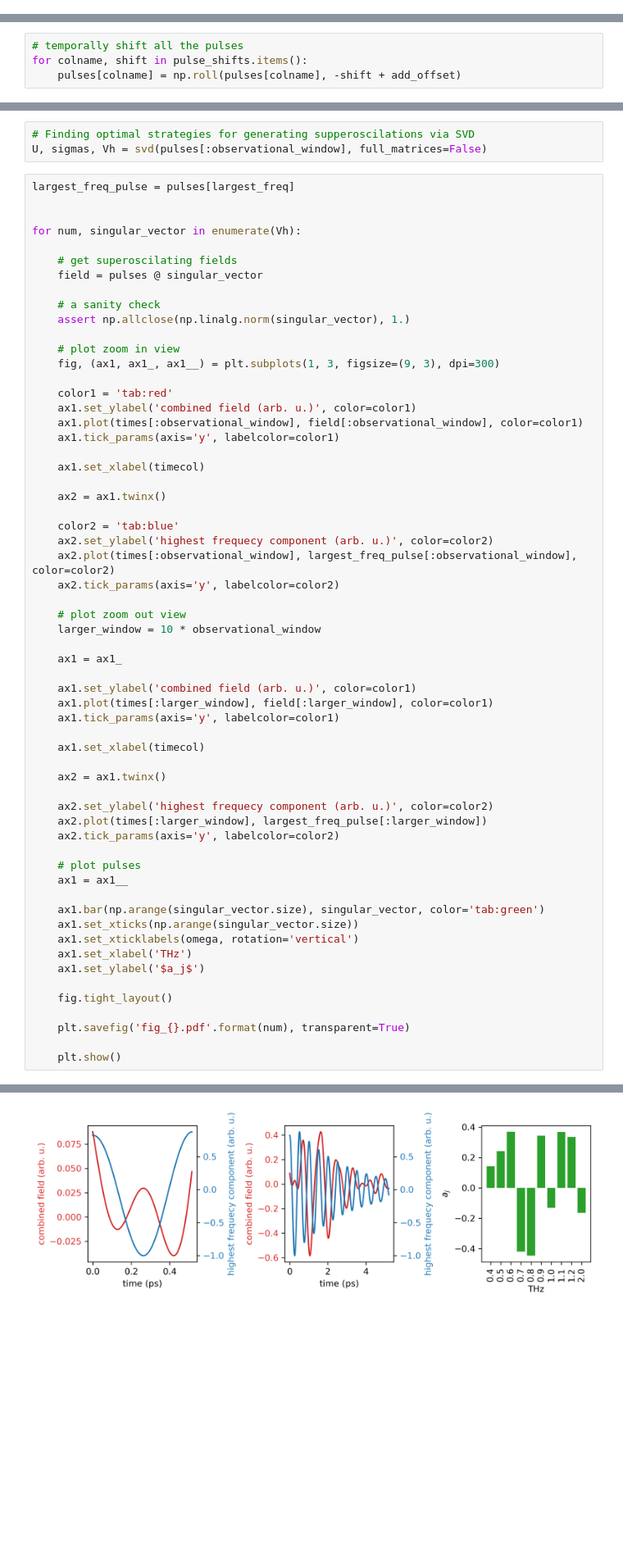
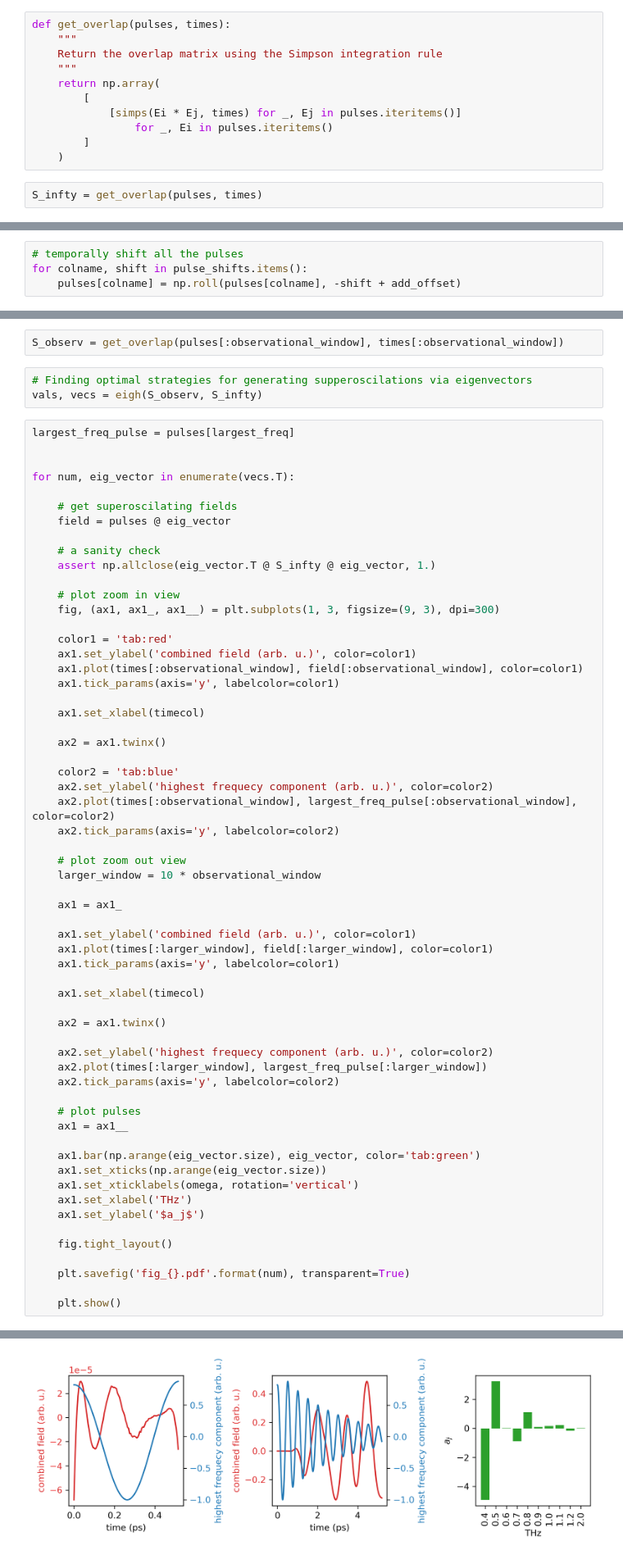
Before and after one commit to dibondar/superoscilations, a Jupyter notebook: how_to_get_superoscilations.ipynb, the cells around one changed output, grey strips where cells are left out. Shown at 82% size. Cells and saved outputs as stored; diff of their text form; blank space fills up the shorter version.

Commit message:
New method using the overlap matrix is implemented

```diff
--- a/how_to_get_superoscilations.ipynb
+++ b/how_to_get_superoscilations.ipynb
@@ -57 +63,14 @@ times = np.linspace(times[0], times[-1], len(pulses))
+# %%
+def get_overlap(pulses, times):
+    """
+    Return the overlap matrix using the Simpson integration rule
+    """
+    return np.array(
+        [
+            [simps(Ei * Ej, times) for _, Ej in pulses.iteritems()]
+                for _, Ei in pulses.iteritems()
+        ]
+    )
+# %%
+S_infty = get_overlap(pulses, times)
 # %%
@@ -148,17 +172,19 @@ plt.show()
+# %%
+S_observ = get_overlap(pulses[:observational_window], times[:observational_window])
 # %%
-# Finding optimal strategies for generating supperoscilations via SVD
-U, sigmas, Vh = svd(pulses[:observational_window], full_matrices=False)
+# Finding optimal strategies for generating supperoscilations via eigenvectors
+vals, vecs = eigh(S_observ, S_infty)
 # %%
 largest_freq_pulse = pulses[largest_freq]
 
 
-for num, singular_vector in enumerate(Vh):
+for num, eig_vector in enumerate(vecs.T):
 
     # get superoscilating fields
-    field = pulses @ singular_vector
+    field = pulses @ eig_vector
 
     # a sanity check
-    assert np.allclose(np.linalg.norm(singular_vector), 1.)
+    assert np.allclose(eig_vector.T @ S_infty @ eig_vector, 1.)
 
     # plot zoom in view
     fig, (ax1, ax1_, ax1__) = plt.subplots(1, 3, figsize=(9, 3), dpi=300)
@@ -197,8 +223,8 @@ for num, singular_vector in enumerate(Vh):
     # plot pulses
     ax1 = ax1__
 
-    ax1.bar(np.arange(singular_vector.size), singular_vector, color='tab:green')
-    ax1.set_xticks(np.arange(singular_vector.size))
+    ax1.bar(np.arange(eig_vector.size), eig_vector, color='tab:green')
+    ax1.set_xticks(np.arange(eig_vector.size))
     ax1.set_xticklabels(omega, rotation='vertical')
     ax1.set_xlabel('THz')
     ax1.set_ylabel('$a_j$')
@@ -214 +240 @@ for num, singular_vector in enumerate(Vh):
-[figure, old version]
+[figure, new version]
```
Also changed, not shown: parts of 5 cells of this notebook.
